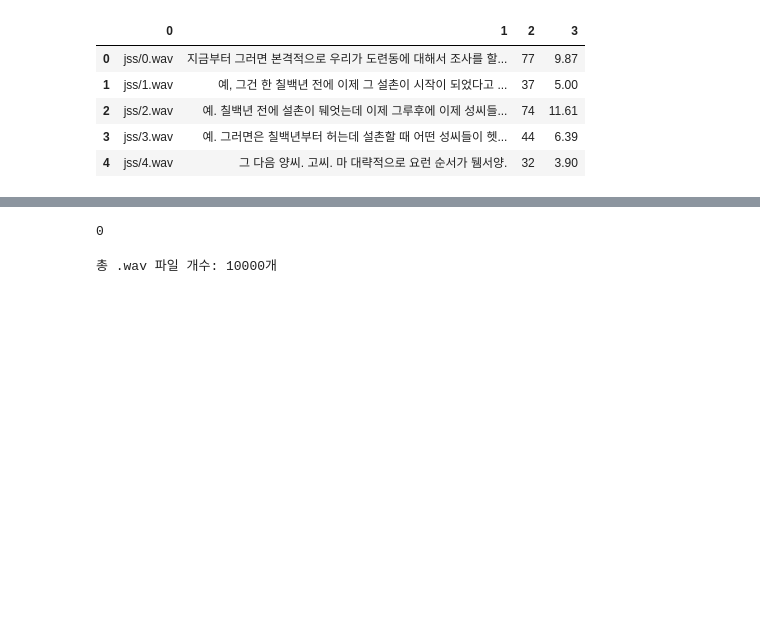
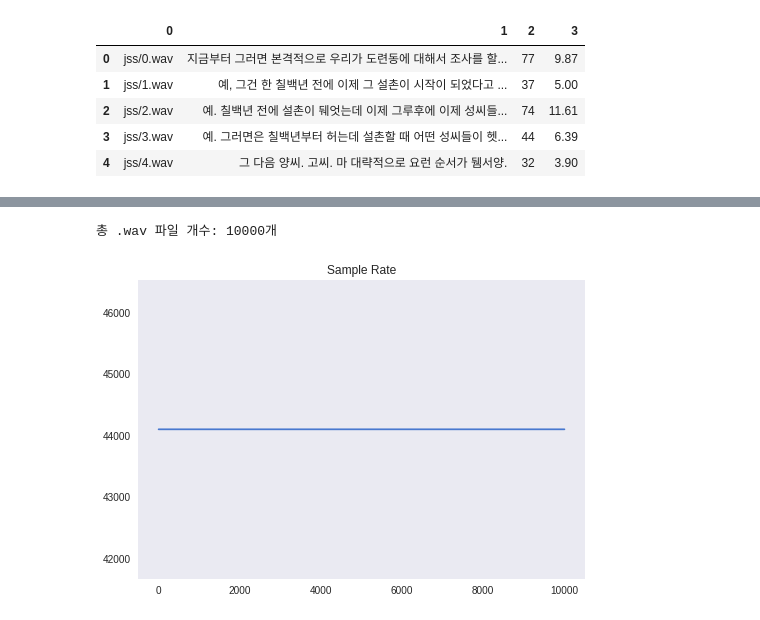
Before and after one commit to watchstep/glow-tts-jejueo, a Jupyter notebook: prepare-data.ipynb, the cells around one changed output, grey strips where cells are left out. Cells and saved outputs as stored; diff of their text form; code cells hidden in the pictures; blank space fills up the shorter version.

```diff
--- a/prepare-data.ipynb
+++ b/prepare-data.ipynb
@@ -163,0 +191,10 @@ metadata.head()
+# %%
+f = open('./onedrive/jss-dataset/metadata.txt', 'r')
+
+i = 0
+while i < 5:
+    line = f.readline()
+    i += 1
+    print(line)
+
+f.close()
@@ -164,15 +211,27 @@ metadata.head()
 # %%
+# # remove duplicated (~tmp) wav file
+# tmp_wav_list = [os.remove(w) for w in gb.glob('./onedrive/jss-dataset/jss/[~tmp]*.wav')]
+
 import glob as gb
 
-# remove duplicated (~tmp) wav file
-tmp_wav_list = [os.remove(w) for w in gb.glob('./onedrive/jss-dataset/jss/[~tmp]*.wav')]
+jss_wav_list = [w for w in gb.glob('./onedrive/jss-dataset/wavs/*.wav')]
 
-len(tmp_wav_list)
+print(f'총 .wav 파일 개수: {len(jss_wav_list)}개')
 # %% [output]
-0
+총 .wav 파일 개수: 10000개
-# %%
-jss_wav_list = [w for w in gb.glob('./onedrive/jss-dataset/jss/*.wav')]
-
-print(f'총 .wav 파일 개수: {len(jss_wav_list)}개')
-# %% [output]
-총 .wav 파일 개수: 10000개
+# %%
+import librosa
+
+sample_rate_list = []
+for i in range(10000):
+  path = f'./onedrive/jss-dataset/jss/{i}.wav'
+  sample_rate_list.append(librosa.get_samplerate(path))
+# %%
+import matplotlib.pyplot as plt
+
+plt.style.use('seaborn-muted')
+# sample rate of all audio file is 44100
+plt.plot(sample_rate_list)
+plt.title('Sample Rate');
+# %% [output]
+[figure, added]
```
Also changed, not shown: parts of 14 cells of this notebook, 1 other file.
